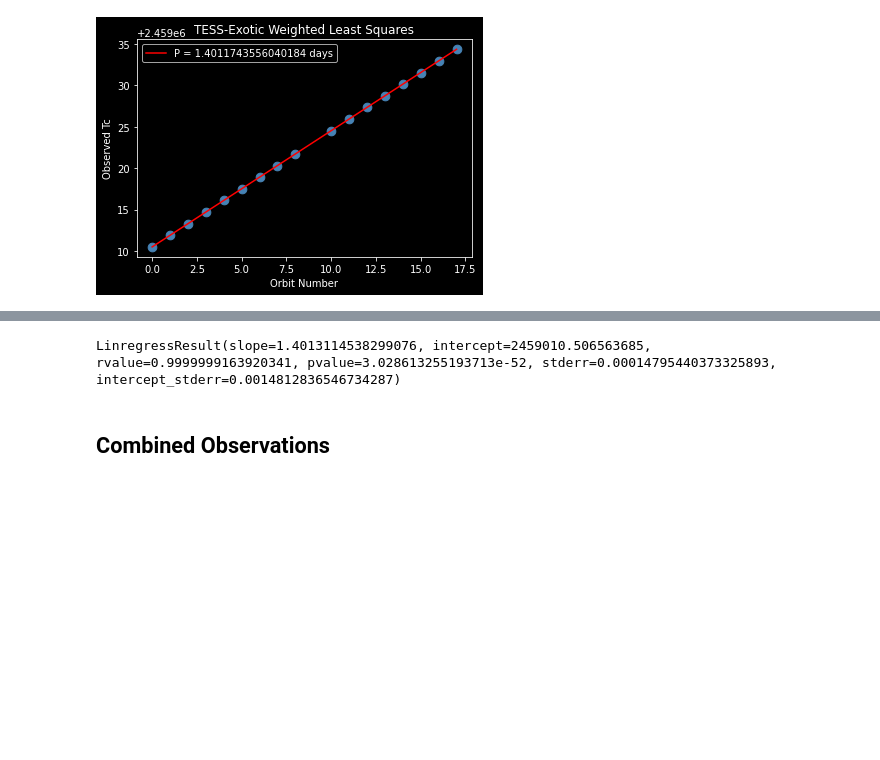
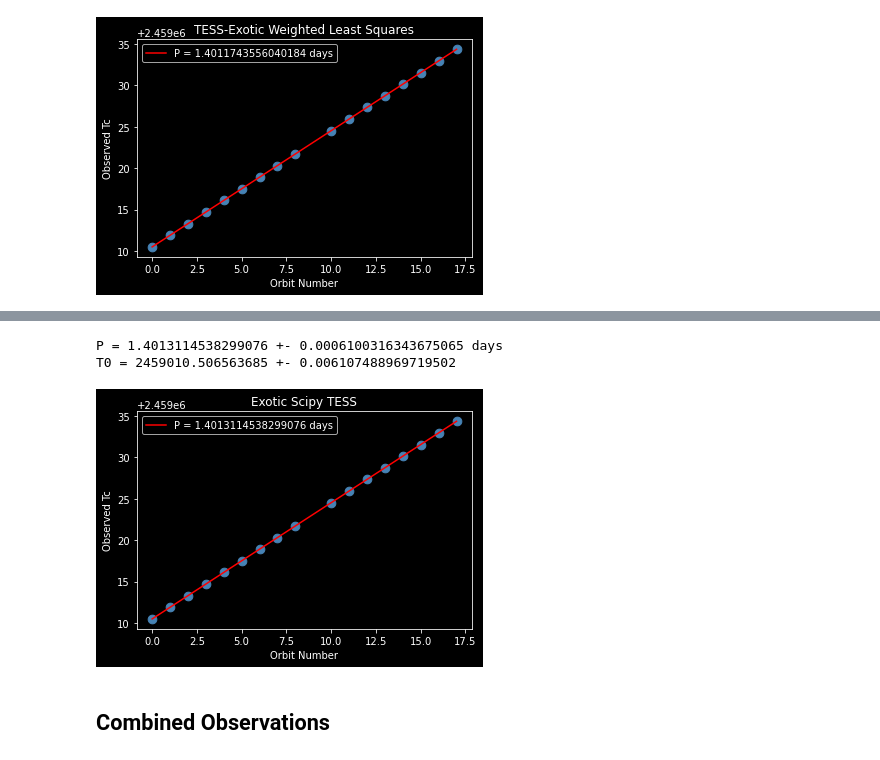
Before and after one commit to Jtearwicker/WASP-135b, a Jupyter notebook: WASP-135b EXOTIC Analysis.ipynb, the cells around one changed output, grey strips where cells are left out. Cells and saved outputs as stored; diff of their text form; code cells hidden in the pictures; blank space fills up the shorter version.

```diff
--- a/WASP-135b EXOTIC Analysis.ipynb
+++ b/WASP-135b EXOTIC Analysis.ipynb
@@ -168,11 +176,33 @@ Covariance Type:            nonrobust
 Notes:
 [1] R² is computed without centering (uncentered) since the model does not contain a constant.
 [2] Standard Errors assume that the covariance matrix of the errors is correctly specified.
-# %%
-result_TESS = stats.linregress(orbit_TESS, Tc_TESS)
-result_TESS
-# %% [output]
-LinregressResult(slope=1.4013114538299076, intercept=2459010.506563685, rvalue=0.9999999163920341, pvalue=3.028613255193713e-52, stderr=0.00014795440373325893, intercept_stderr=0.0014812836546734287)
+# %%
+result_TESS = stats.linregress(orbit_TESS, Tc_TESS)
+result_TESS
+slope_TESS = result_TESS[0]
+intercept_TESS= result_TESS[1]
+rvalue_TESS= result_TESS[2]
+pvalue_TESS= result_TESS[3]
+slope_stderr_TESS= result_TESS[4]
+intercept_stderr_TESS= result_TESS.intercept_stderr
+slope_std_dev_TESS = slope_stderr_TESS * np.sqrt(len(Tc_TESS))
+intercept_std_dev_TESS = intercept_stderr_TESS * np.sqrt(len(Tc_TESS))
+# %%
+plt.plot(X_TESS, slope_TESS * X_TESS + intercept_TESS, c='r',
+         label = "P = 1.4013114538299076 days")
+plt.scatter(orbit_TESS, Tc_TESS, c="steelblue", s=75)
+plt.xlabel("Orbit Number")
+plt.ylabel("Observed Tc")
+plt.title("Exotic Scipy TESS")
+plt.legend()
+print("P =",slope_TESS,"+-",slope_std_dev_TESS, "days")
+print("T0 =", intercept_TESS,"+-",intercept_std_dev_TESS)
+#print("Tc Standard Deviation =",slope_std_dev_TESS)
+#print("T0 Standard Deviation =",intercept_std_dev_TESS)
+# %% [output]
+P = 1.4013114538299076 +- 0.0006100316343675065 days
+T0 = 2459010.506563685 +- 0.006107488969719502
+[figure, added]
 # %% [markdown]
 ## Combined Observations
 # %%
```
Also changed, not shown: parts of 14 cells of this notebook.
